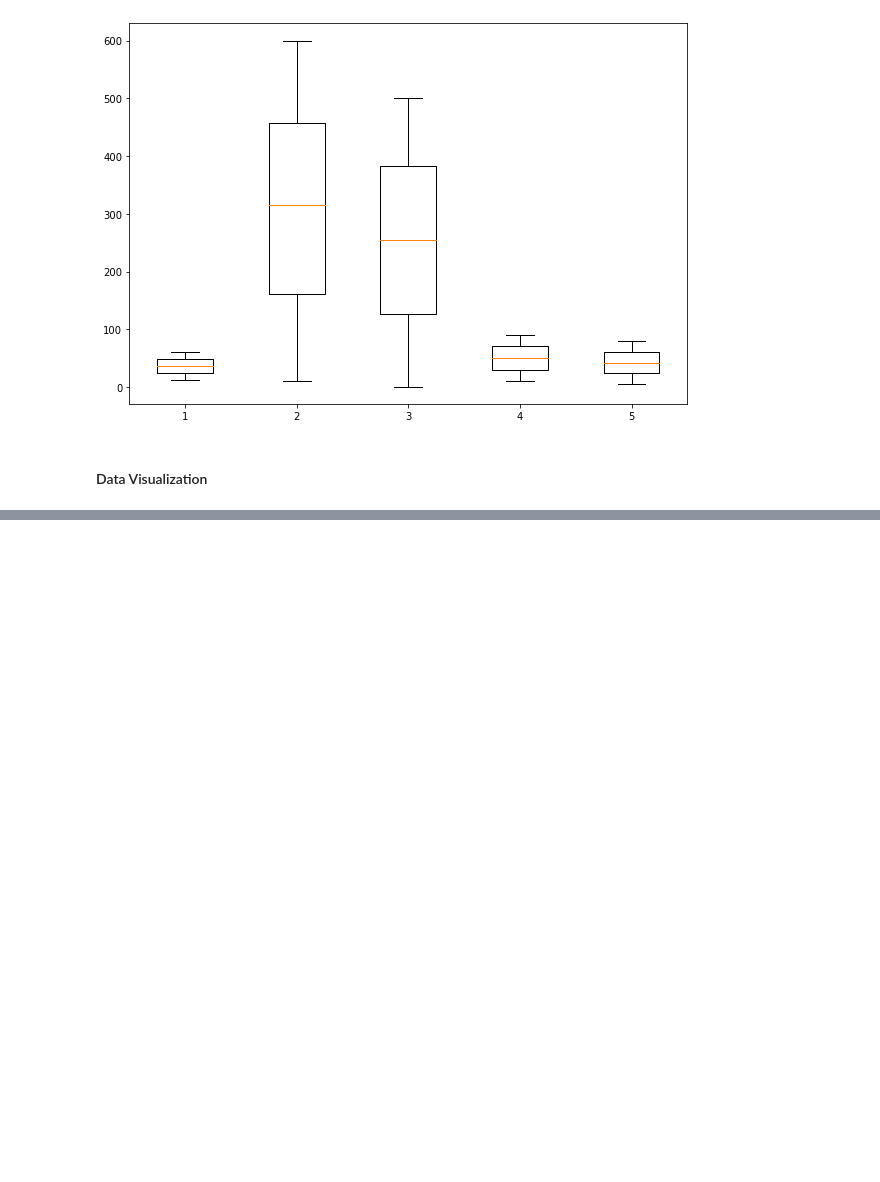
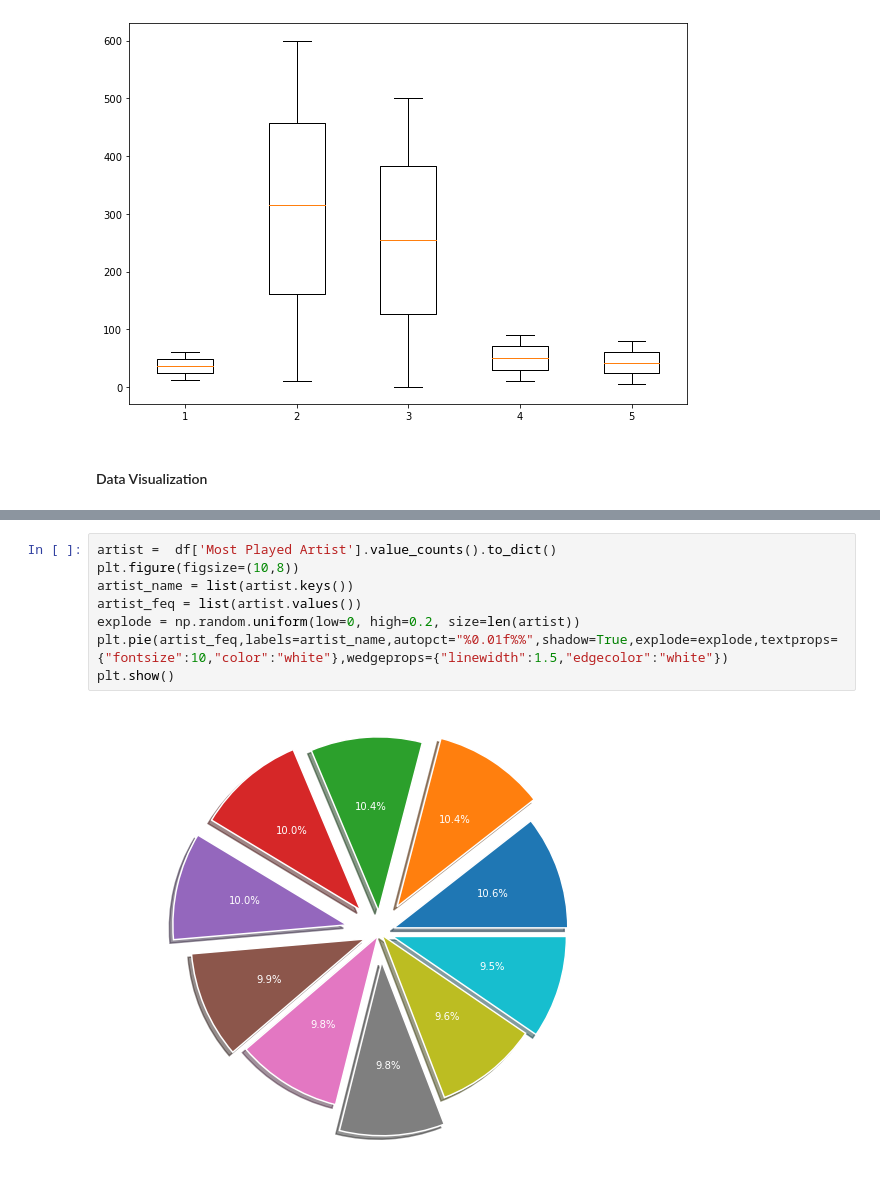
Before and after one commit to CrimsonRavenFeather/EDA-portfolio, a Jupyter notebook: CODE/eda.ipynb, the cells around one changed output, grey strips where cells are left out. Saved outputs shown, nothing was run; the diff lists cells and outputs as text; blank space fills up the shorter version.

```diff
--- a/CODE/eda.ipynb
+++ b/CODE/eda.ipynb
@@ -134,0 +145,10 @@ box_plt =  plt.boxplot(df[numeric_col])
+# %%
+artist =  df['Most Played Artist'].value_counts().to_dict()
+plt.figure(figsize=(10,8))
+artist_name = list(artist.keys())
+artist_feq = list(artist.values())
+explode = np.random.uniform(low=0, high=0.2, size=len(artist))
+plt.pie(artist_feq,labels=artist_name,autopct="%0.01f%%",shadow=True,explode=explode,textprops={"fontsize":10,"color":"white"},wedgeprops={"linewidth":1.5,"edgecolor":"white"})
+plt.show()
+# %% [output]
+[figure, added]
```
Also changed, not shown: parts of 1 cell of this notebook.
